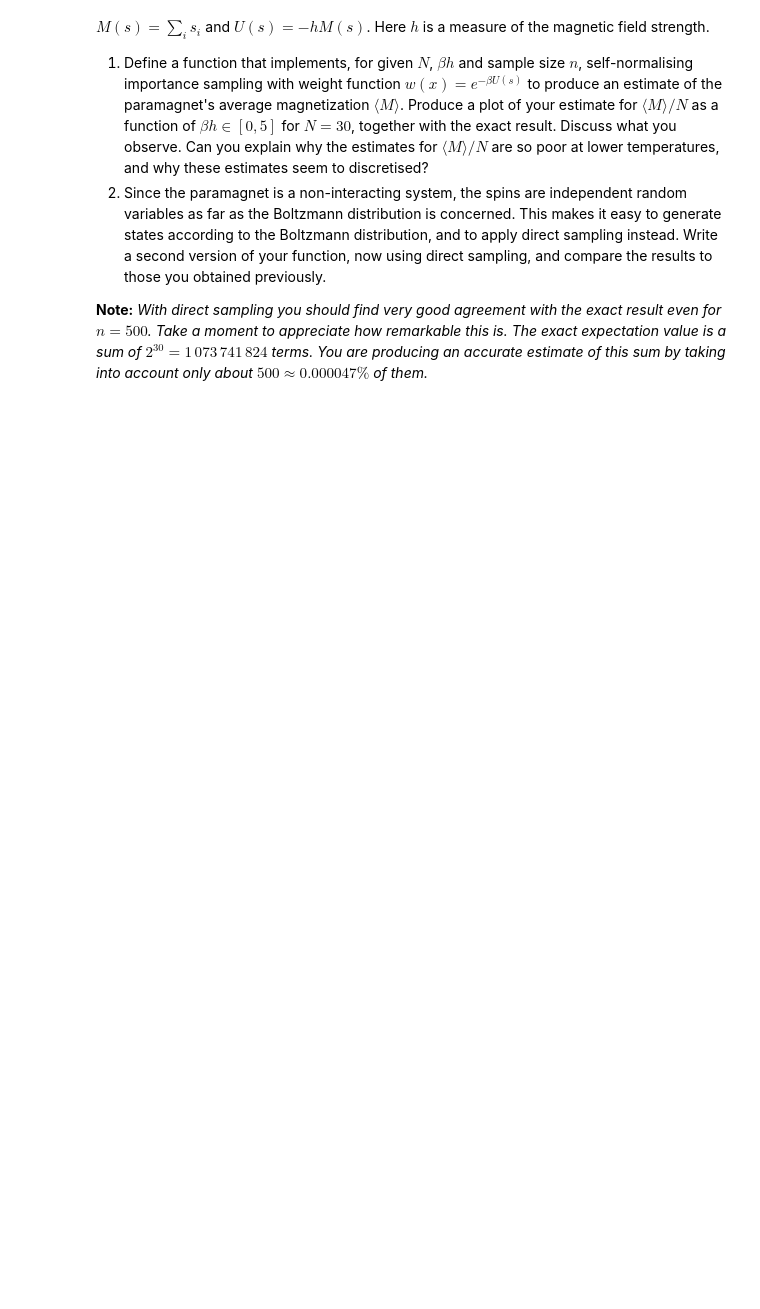
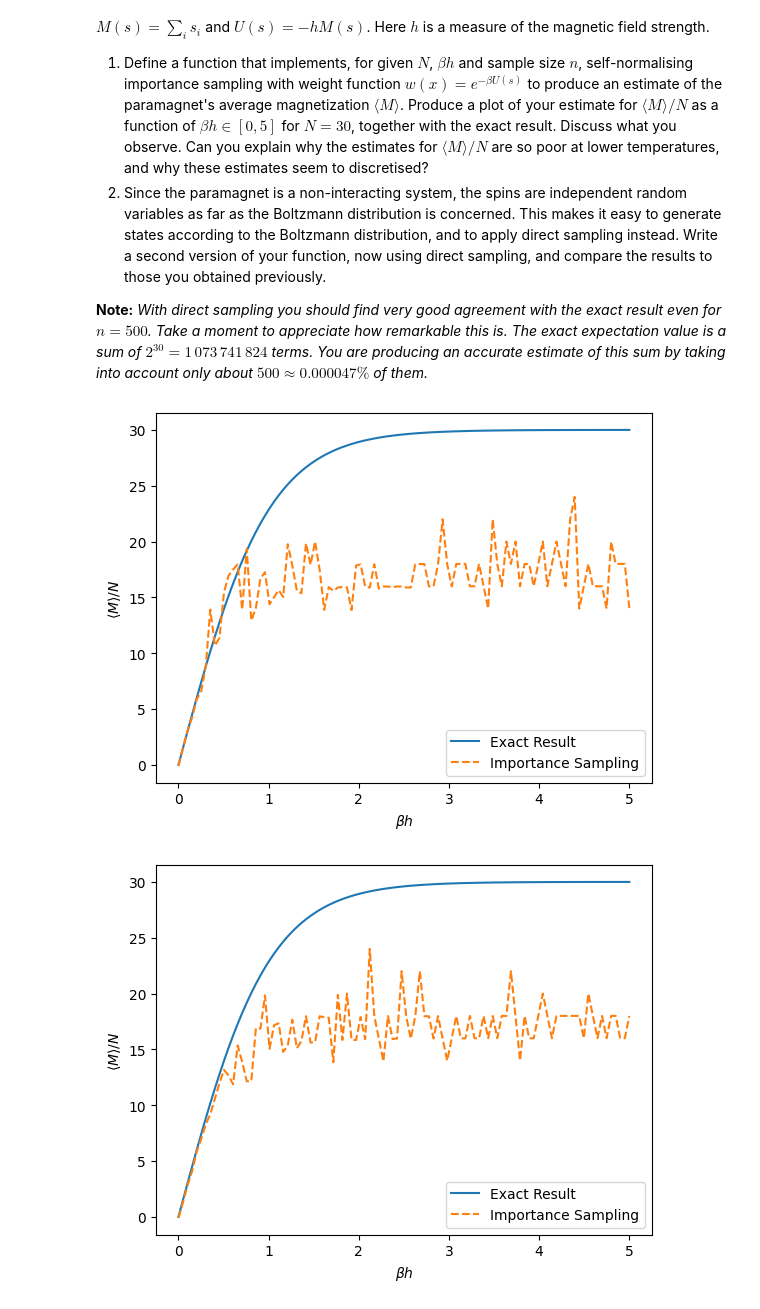
Before and after one commit to Ryan-TheInvoker/Computational-Physics, a Jupyter notebook: P344 - Assignment 2.ipynb, the cells around one changed output. Drawn from its saved outputs; the diff is of its cells as text; code cells hidden in the pictures; blank space fills up the shorter version.

```diff
--- a/P344 - Assignment 2.ipynb
+++ b/P344 - Assignment 2.ipynb
@@ -141,3 +248,73 @@ In this question we will see this play out in the context of a simple solvable m
 2. Since the paramagnet is a non-interacting system, the spins are independent random variables as far as the Boltzmann distribution is concerned. This makes it easy to generate states according to the Boltzmann distribution, and to apply direct sampling instead. Write a second version of your function, now using direct sampling, and compare the results to those you obtained previously.
 
 **Note:** *With direct sampling you should find very good agreement with the exact result even for $n=500$. Take a moment to appreciate how remarkable this is. The exact expectation value is a sum of $2^{30}=1\,073\,741\,824$ terms. You are producing an accurate estimate of this sum by taking into account only about $500\approx 0.000047\%$ of them.*
+# %%
+# Energy of a state
+def U(s, h):
+    return -h * np.sum(s)
+
+# Weight function
+def w(s, beta, h):
+    return np.exp(-beta * U(s, h))
+
+# Self-normalizing importance sampling
+def importance_sampling(N, beta_h, n):
+    states = np.random.choice([1, -1], size=(n, N))
+    weights = np.array([w(s, beta_h, 1) for s in states])
+
+    normalized_weights = weights / np.sum(weights)
+    magnetizations = np.sum(states, axis=1)
+
+    average_M = np.sum(normalized_weights * magnetizations)
+    return average_M
+
+
+betas = np.linspace(0, 5, 100)
+exact_results = 30 * np.tanh(betas)
+estimated_results = np.array([importance_sampling(30, beta_h, 1000) for beta_h in betas])
+
+plt.plot(betas, exact_results, label='Exact Result')
+plt.plot(betas, estimated_results, label='Importance Sampling', linestyle='--')
+plt.xlabel(r'$\beta h$')
+plt.ylabel(r'$\langle M \rangle / N$')
+plt.legend()
+plt.show()
+
+
+betas = np.linspace(0, 5, 100)
+exact_results = 30 * np.tanh(betas)
+estimated_results = np.array([importance_sampling(30, beta_h, 1000) for beta_h in betas])
+
+plt.plot(betas, exact_results, label='Exact Result')
+plt.plot(betas, estimated_results, label='Importance Sampling', linestyle='--')
+plt.xlabel(r'$\beta h$')
+plt.ylabel(r'$\langle M \rangle / N$')
+plt.legend()
+plt.show()
+
+
+def direct_sampling(N, beta_h, n):
+    # Probabilities for the two states, given beta_h
+    prob_plus = 1 / (1 + np.exp(-2 * beta_h))
+    prob_minus = 1 - prob_plus
+
+    # Generate states
+    states = np.random.choice([1, -1], size=(n, N), p=[prob_plus, prob_minus])
+
+    # Calculate average magnetization
+    average_M = np.mean(np.sum(states, axis=1))
+    return average_M
+
+
+estimated_results_direct = np.array([direct_sampling(30, beta_h, 500) for beta_h in betas])
+
+plt.plot(betas, exact_results, label='Exact Result')
+plt.plot(betas, estimated_results, label='Importance Sampling', linestyle='--')
+plt.plot(betas, estimated_results_direct, label='Direct Sampling', linestyle='-.')
+plt.xlabel(r'$\beta h$')
+plt.ylabel(r'$\langle M \rangle / N$')
+plt.legend()
+plt.show()
+# %% [output]
+[figure, added]
+[figure, added]
```
Also changed, not shown: parts of 7 cells of this notebook.
